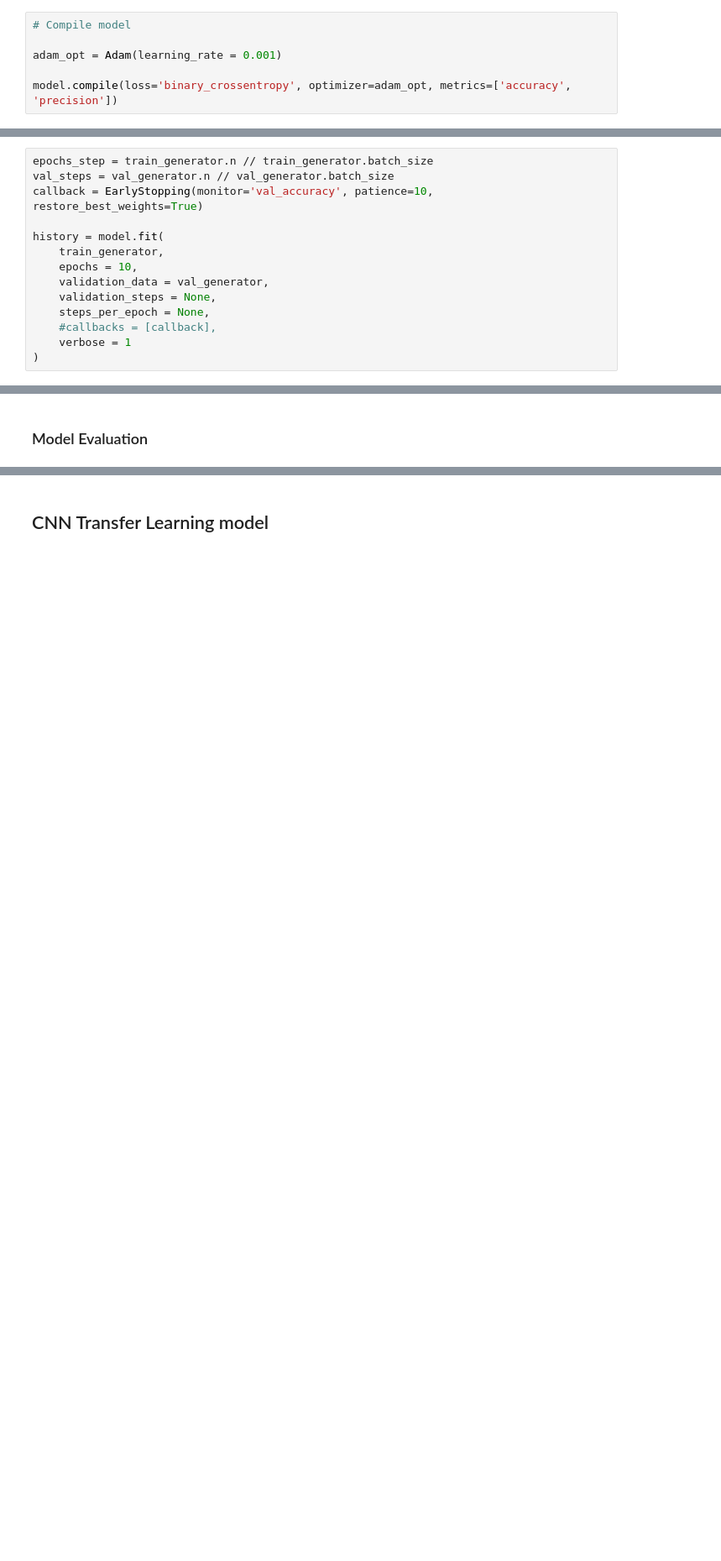
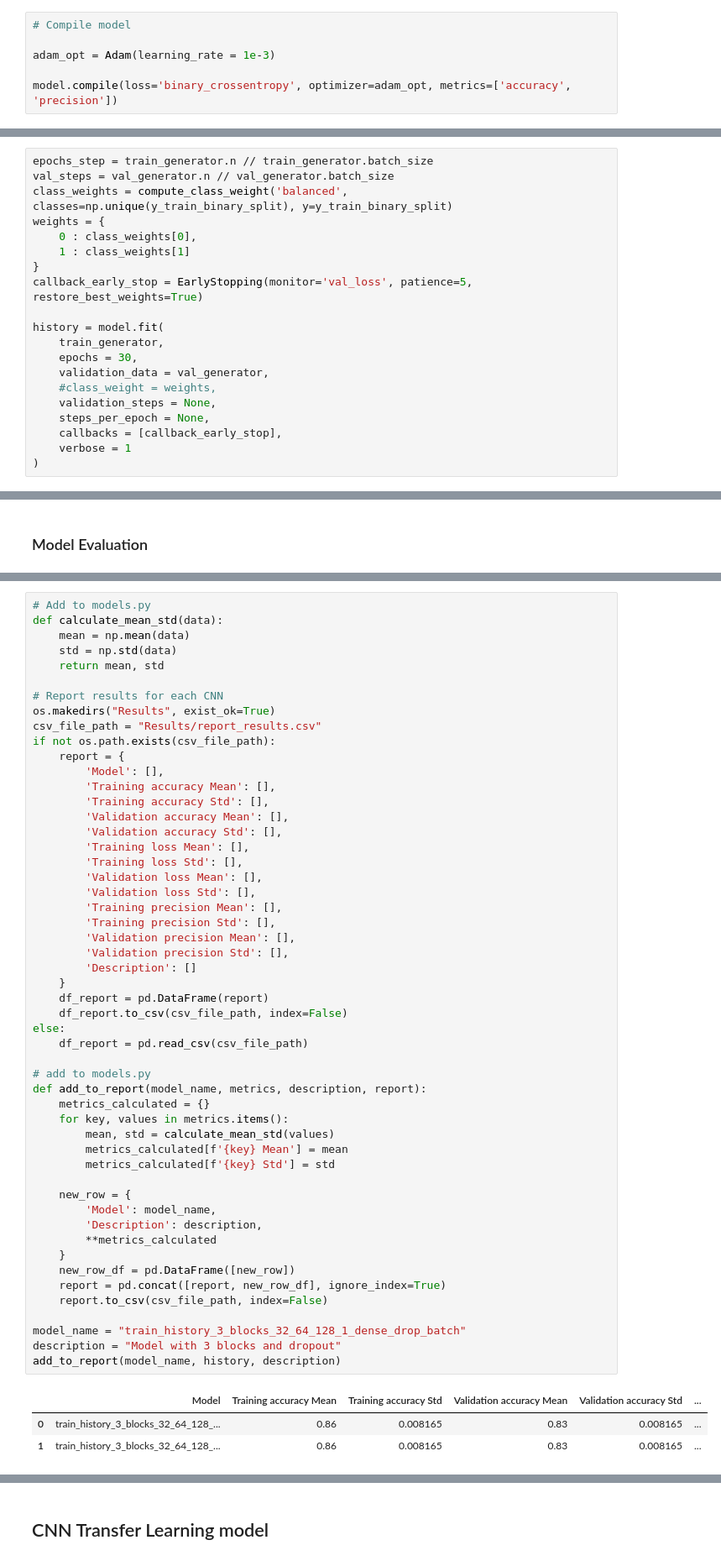
Before and after one commit to Silvano315/Animal-Recognition-App-for-Self-Driving-Cars, a Jupyter notebook: CNN_model.ipynb, the cells around one changed output, grey strips where cells are left out. Shown at 84% size. Cells and saved outputs as stored; diff of their text form; blank space fills up the shorter version.

```diff
--- a/CNN_model.ipynb
+++ b/CNN_model.ipynb
@@ -362,7 +402,7 @@ Model: "sequential"
 # %%
 # Compile model
 
-adam_opt = Adam(learning_rate = 0.001)
+adam_opt = Adam(learning_rate = 1e-3)
 
 model.compile(loss='binary_crossentropy', optimizer=adam_opt, metrics=['accuracy', 'precision'])
 # %%
@@ -391,15 +425,21 @@ class_weights = compute_class_weight('balanced', classes=np.unique(y_train_binar
 # %%
 epochs_step = train_generator.n // train_generator.batch_size
 val_steps = val_generator.n // val_generator.batch_size
-callback = EarlyStopping(monitor='val_accuracy', patience=10, restore_best_weights=True)
+class_weights = compute_class_weight('balanced', classes=np.unique(y_train_binary_split), y=y_train_binary_split)
+weights = {
+    0 : class_weights[0],
+    1 : class_weights[1]
+}
+callback_early_stop = EarlyStopping(monitor='val_loss', patience=5, restore_best_weights=True)
 
 history = model.fit(
     train_generator,
-    epochs = 10,
+    epochs = 30,
     validation_data = val_generator,
+    #class_weight = weights,
     validation_steps = None,
     steps_per_epoch = None,
-    #callbacks = [callback],
+    callbacks = [callback_early_stop],
     verbose = 1
 )
 # %% [output]
@@ -438,0 +484,56 @@ scatter_plot_metrics('train_history_3_blocks_32_64_128_1_dense')
+# %%
+# Add to models.py
+def calculate_mean_std(data):
+    mean = np.mean(data)
+    std = np.std(data)
+    return mean, std
+
+# Report results for each CNN
+os.makedirs("Results", exist_ok=True)
+csv_file_path = "Results/report_results.csv"
+if not os.path.exists(csv_file_path):
+    report = {
+        'Model': [],
+        'Training accuracy Mean': [],
+        'Training accuracy Std': [],
+        'Validation accuracy Mean': [],
+        'Validation accuracy Std': [],
+        'Training loss Mean': [],
+        'Training loss Std': [],
+        'Validation loss Mean': [],
+        'Validation loss Std': [],
+        'Training precision Mean': [],
+        'Training precision Std': [],
+        'Validation precision Mean': [],
+        'Validation precision Std': [],
+        'Description': []
+    }
+    df_report = pd.DataFrame(report)
+    df_report.to_csv(csv_file_path, index=False)
+else:
+    df_report = pd.read_csv(csv_file_path)
+
+# add to models.py
+def add_to_report(model_name, metrics, description, report):
+    metrics_calculated = {}
+    for key, values in metrics.items():
+        mean, std = calculate_mean_std(values)
+        metrics_calculated[f'{key} Mean'] = mean
+        metrics_calculated[f'{key} Std'] = std
+
+    new_row = {
+        'Model': model_name,
+        'Description': description,
+        **metrics_calculated
+    }
+    new_row_df = pd.DataFrame([new_row])
+    report = pd.concat([report, new_row_df], ignore_index=True)
+    report.to_csv(csv_file_path, index=False)
+
+model_name = "train_history_3_blocks_32_64_128_1_dense_drop_batch"
+description = "Model with 3 blocks and dropout"
+add_to_report(model_name, history, description)
+# %% [output]
+|  | Model | Training accuracy Mean | Training accuracy Std | Validation accuracy Mean | Validation accuracy Std | ... |
+| 0 | train_history_3_blocks_32_64_128_... | 0.86 | 0.008165 | 0.83 | 0.008165 | ... |
+| 1 | train_history_3_blocks_32_64_128_... | 0.86 | 0.008165 | 0.83 | 0.008165 | ... |
```
Also changed, not shown: parts of 11 cells of this notebook.
